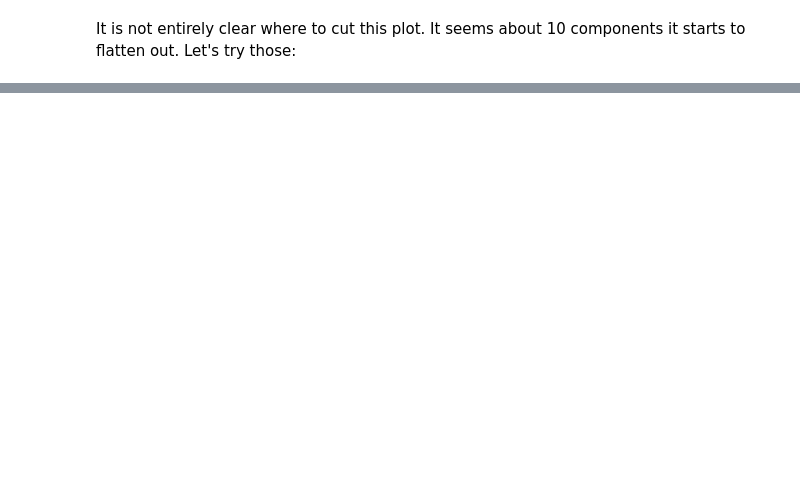
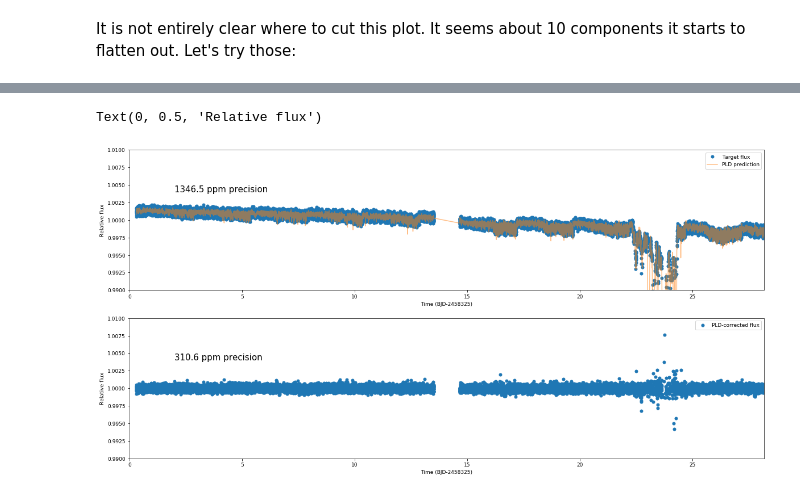
Before and after one commit to nespinoza/PLD-TESS, a Jupyter notebook: How to PLD with TESS --- an iPython notebook.ipynb, the cells around one changed output, grey strips where cells are left out. Cells and saved outputs as stored; diff of their text form; code cells hidden in the pictures; blank space fills up the shorter version.

```diff
--- a/How to PLD with TESS --- an iPython notebook.ipynb
+++ b/How to PLD with TESS --- an iPython notebook.ipynb
@@ -499,0 +509,7 @@ One cleaver way to account for smooth components in the data is to use a Gaussia
+# %%
+V, eigenvalues, PCA = classic_PCA(Phat.T)
+X = np.vstack(( np.ones(len(f)), PCA[:5,:] ))
+# Fit:
+result = np.linalg.lstsq(X.T[idx_oot,:], f[idx_oot])
+coeffs = result[0]
+print('Coefficient values:',coeffs)
@@ -499,0 +543,5 @@ One cleaver way to account for smooth components in the data is to use a Gaussia
+# %%
+times, fluxes, fluxes_error, linear_regressors, GP_regressors = {}, {}, {}, {}, {}
+times['TESS'], fluxes['TESS'], fluxes_error['TESS'] = t[idx_oot], f[idx_oot], ferr[idx_oot]
+linear_regressors['TESS'] = PCA[:5,idx_oot].T
+GP_regressors['TESS'] = t[idx_oot]
@@ -499,0 +550,6 @@ One cleaver way to account for smooth components in the data is to use a Gaussia
+# %%
+dataset = juliet.load(priors=priors, t_lc = times, y_lc = fluxes,\
+                                yerr_lc = fluxes_error, GP_regressors_lc = GP_regressors,\
+                                linear_regressors_lc = linear_regressors, out_folder = 'juliet_results')
+
+results = dataset.fit(use_dynesty = True, dynamic = True, dynesty_nthreads=4)
@@ -499,0 +558,28 @@ One cleaver way to account for smooth components in the data is to use a Gaussia
+# %%
+prediction = results.lc.evaluate('TESS', t=t, GPregressors = t, LMregressors = PCA[:5,:].T)
+# %%
+plt.figure(figsize=(20,10))
+# Plot alongside data:
+plt.subplot(211)
+plt.plot(t-tstart,f/np.median(f),'o',label='Target flux')
+plt.plot(t-tstart,prediction/np.median(f),label='PLD prediction',alpha=0.5)
+plt.ylim(0.99,1.01)
+plt.xlim(0,np.max(t-tstart))
+plt.xlabel('Time (BJD-{})'.format(tstart))
+plt.ylabel('Relative flux')
+plt.text(2,1.0040,'{0:.1f} ppm precision'.format(get_mad_sigma(f/np.median(f))*1e6),fontsize=15)
+plt.legend()
+
+plt.subplot(212)
+corrected_flux = f/prediction
+corrected_flux_errors = ferr/prediction
+plt.plot(t-tstart,corrected_flux/np.median(corrected_flux),'o',label='PLD-corrected flux')
+plt.text(2,1.0040,'{0:.1f} ppm precision'.format(get_mad_sigma(corrected_flux/np.median(corrected_flux))*1e6),fontsize=15)
+plt.ylim(0.99,1.01)
+plt.xlim(0,np.max(t-tstart))
+plt.legend()
+plt.xlabel('Time (BJD-{})'.format(tstart))
+plt.ylabel('Relative flux')
+# %% [output]
+Text(0, 0.5, 'Relative flux')
+[figure, added]
```
Also changed, not shown: parts of 32 cells of this notebook.
